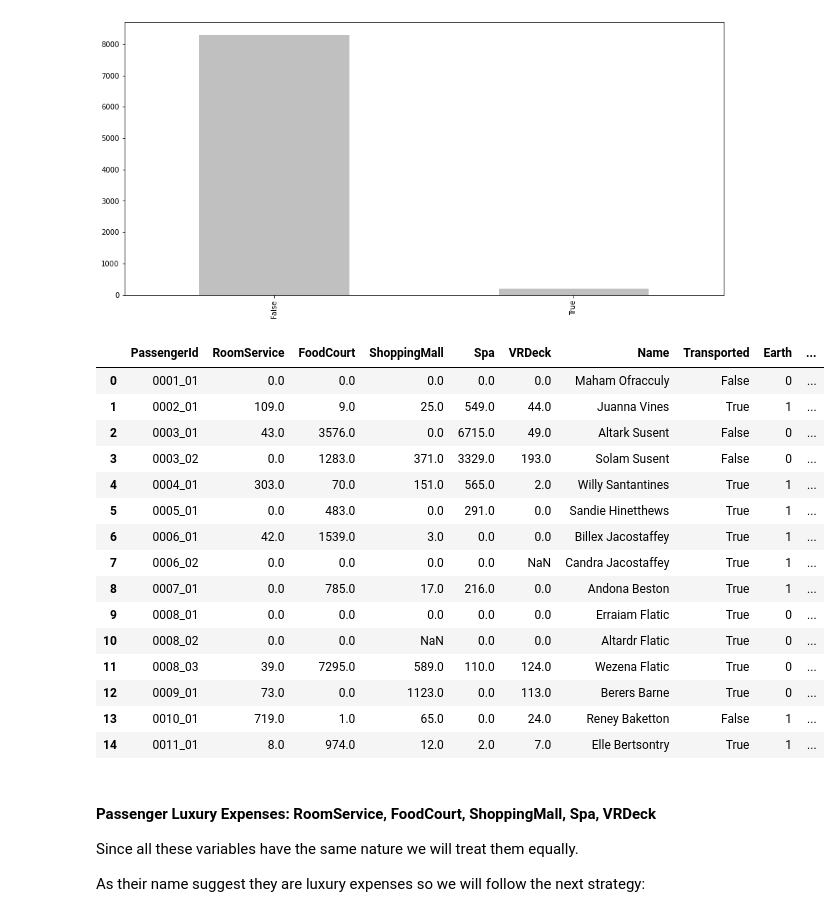
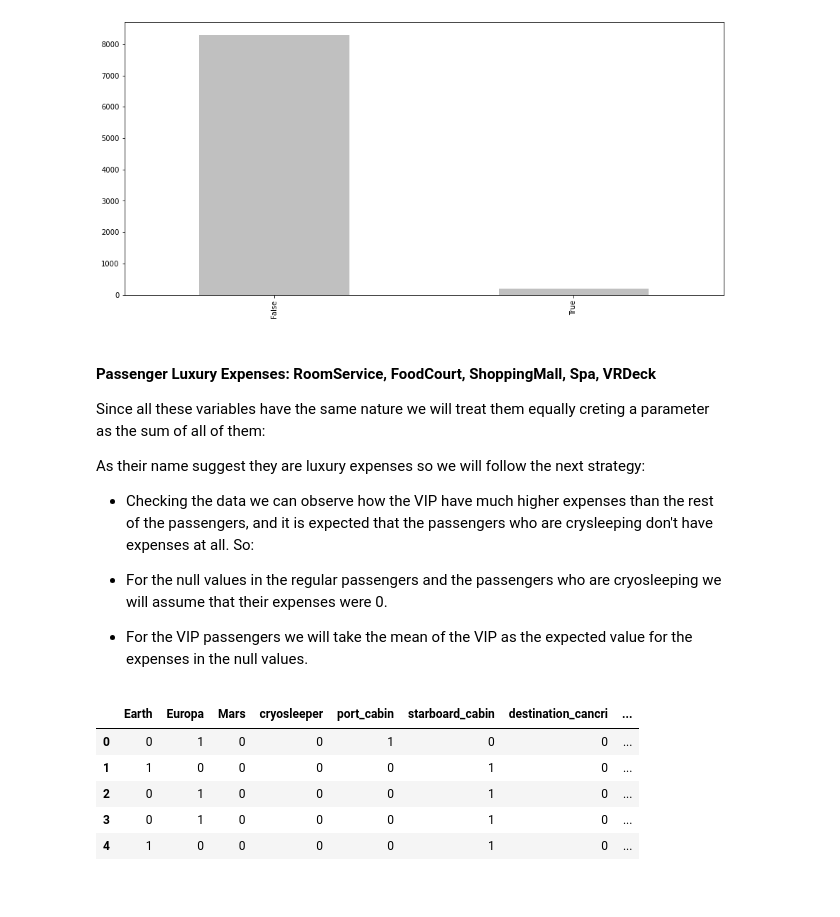
Before and after one commit to mateoricio/spaceship-titanic, a Jupyter notebook: spaceship-titanic.ipynb, the cells around one changed output. Drawn from its saved outputs; the diff is of its cells as text; code cells hidden in the pictures.

```diff
--- a/spaceship-titanic.ipynb
+++ b/spaceship-titanic.ipynb
@@ -141,7 +141,7 @@ from sklearn.preprocessing import MinMaxScaler
 scaler = MinMaxScaler()
 
 df['norm_age'] = scaler.fit_transform(np.array(df['Age']).reshape(-1, 1))
-df.drop(columns={'Age'}, inplace=True)
+# df.drop(columns={'Age'}, inplace=True)
 # %% [markdown]
 #### VIP
 
@@ -155,28 +155,34 @@ pd.get_dummies(df['VIP']).sum().plot.bar(color='silver', figsize=(15,7))
 df = pd.concat([df, pd.get_dummies(df['VIP'])], axis = 1).\
     drop(columns={'VIP', False}).\
     rename(columns={True:'VIP'})
+# %% [markdown]
+#### Passenger Luxury Expenses: RoomService, FoodCourt, ShoppingMall, Spa, VRDeck
+
+Since all these variables have the same nature we will treat them equally creting a parameter as the sum of all of them:
+
+As their name suggest they are luxury expenses so we will follow the next strategy:
+
+* Checking the data we can observe how the VIP have much higher expenses than the rest of the passengers, and it is expected that the passengers who are crysleeping don't have expenses at all. So:
+
+* For the null values in the regular passengers and the passengers who are cryosleeping we will assume that their expenses were 0.
+
+* For the VIP passengers we will take the mean of the VIP as the expected value for the expenses in the null values.
+# %%
+df['luxury_expenses'] = df['RoomService'] + df['FoodCourt'] + df['ShoppingMall'] + df['Spa'] + df['VRDeck']
+
+df.drop(columns={'PassengerId' , 'Name', 'Age' ,'RoomService', 'FoodCourt', 'ShoppingMall', 'Spa', 'VRDeck'}, inplace = True) # We drop the parameters that won't be part of the training set
+# %%
+df['norm_luxury_expenses'] = scaler.fit_transform(np.array(df['luxury_expenses']).reshape(-1, 1)) # Scaling the values of the expenses too.
+# %%
+df = pd.concat([df, pd.get_dummies(df['Transported'])], axis = 1).\
+    drop(columns={'Transported', False}).\
+    rename(columns={True:'transported'})
 # %%
-df.head(15)
+df.head()
 # %% [output]
-|  | PassengerId | RoomService | FoodCourt | ShoppingMall | Spa | VRDeck | Name | Transported | Earth | ... |
-| 0 | 0001_01 | 0.0 | 0.0 | 0.0 | 0.0 | 0.0 | Maham Ofracculy | False | 0 | ... |
-| 1 | 0002_01 | 109.0 | 9.0 | 25.0 | 549.0 | 44.0 | Juanna Vines | True | 1 | ... |
-| 2 | 0003_01 | 43.0 | 3576.0 | 0.0 | 6715.0 | 49.0 | Altark Susent | False | 0 | ... |
-| 3 | 0003_02 | 0.0 | 1283.0 | 371.0 | 3329.0 | 193.0 | Solam Susent | False | 0 | ... |
-| 4 | 0004_01 | 303.0 | 70.0 | 151.0 | 565.0 | 2.0 | Willy Santantines | True | 1 | ... |
-| 5 | 0005_01 | 0.0 | 483.0 | 0.0 | 291.0 | 0.0 | Sandie Hinetthews | True | 1 | ... |
-| 6 | 0006_01 | 42.0 | 1539.0 | 3.0 | 0.0 | 0.0 | Billex Jacostaffey | True | 1 | ... |
-| 7 | 0006_02 | 0.0 | 0.0 | 0.0 | 0.0 | NaN | Candra Jacostaffey | True | 1 | ... |
-| 8 | 0007_01 | 0.0 | 785.0 | 17.0 | 216.0 | 0.0 | Andona Beston | True | 1 | ... |
-| 9 | 0008_01 | 0.0 | 0.0 | 0.0 | 0.0 | 0.0 | Erraiam Flatic | True | 0 | ... |
-| 10 | 0008_02 | 0.0 | 0.0 | NaN | 0.0 | 0.0 | Altardr Flatic | True | 0 | ... |
-| 11 | 0008_03 | 39.0 | 7295.0 | 589.0 | 110.0 | 124.0 | Wezena Flatic | True | 0 | ... |
-| 12 | 0009_01 | 73.0 | 0.0 | 1123.0 | 0.0 | 113.0 | Berers Barne | True | 0 | ... |
-| 13 | 0010_01 | 719.0 | 1.0 | 65.0 | 0.0 | 24.0 | Reney Baketton | False | 1 | ... |
-| 14 | 0011_01 | 8.0 | 974.0 | 12.0 | 2.0 | 7.0 | Elle Bertsontry | True | 1 | ... |
+|  | Earth | Europa | Mars | cryosleeper | port_cabin | starboard_cabin | destination_cancri | ... |
+| 0 | 0 | 1 | 0 | 0 | 1 | 0 | 0 | ... |
+| 1 | 1 | 0 | 0 | 0 | 0 | 1 | 0 | ... |
+| 2 | 0 | 1 | 0 | 0 | 0 | 1 | 0 | ... |
+| 3 | 0 | 1 | 0 | 0 | 0 | 1 | 0 | ... |
+| 4 | 1 | 0 | 0 | 0 | 0 | 1 | 0 | ... |
-# %% [markdown]
-#### Passenger Luxury Expenses: RoomService, FoodCourt, ShoppingMall, Spa, VRDeck
-
-Since all these variables have the same nature we will treat them equally.
-
-As their name suggest they are luxury expenses so we will follow the next strategy:
```
Also changed, not shown: parts of 6 cells of this notebook.
